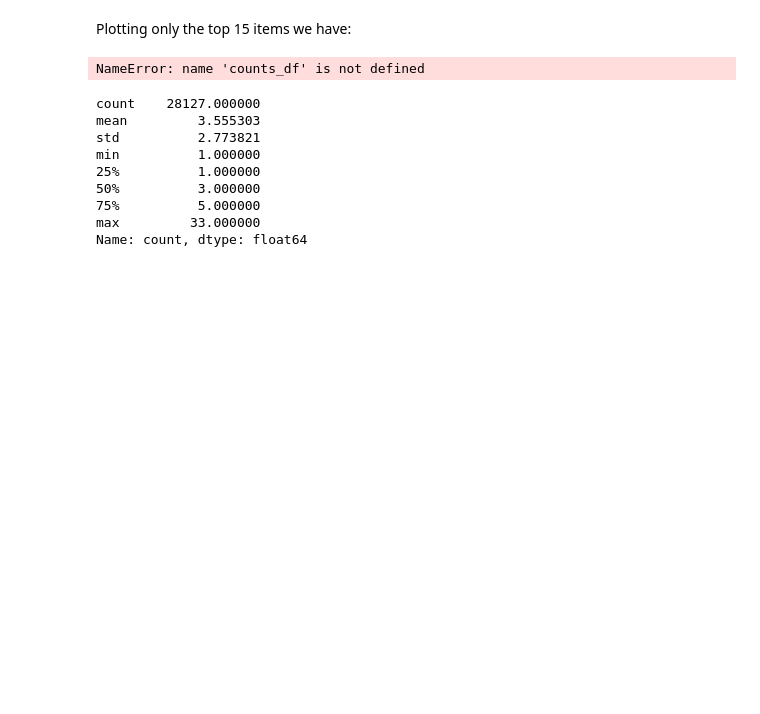
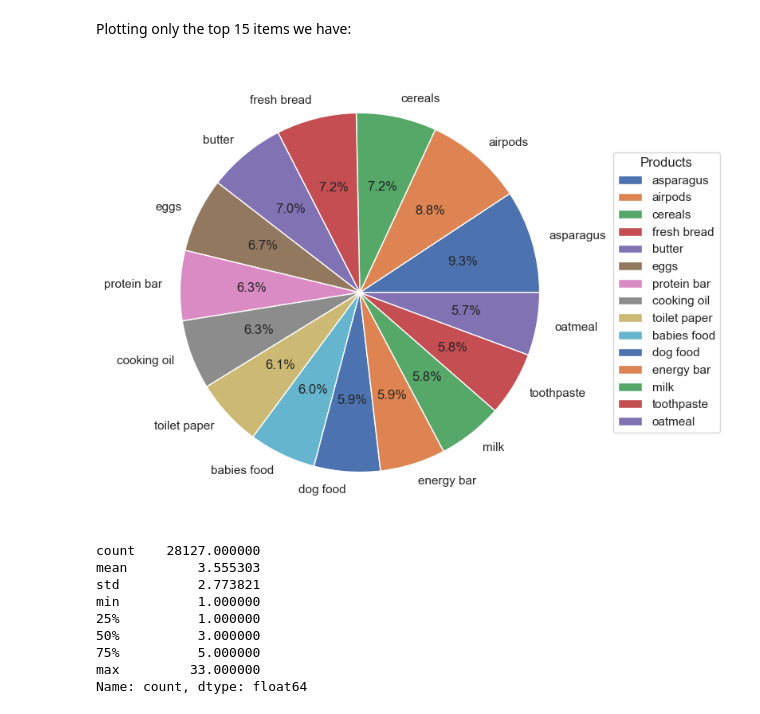
Before and after one commit to tiago2806/ml_project, a Jupyter notebook: notebooks/01_EDA.ipynb, the cells around one changed output. Drawn from its saved outputs; the diff is of its cells as text; code cells hidden in the pictures; blank space fills up the shorter version.

```diff
--- a/notebooks/01_EDA.ipynb
+++ b/notebooks/01_EDA.ipynb
@@ -527,28 +526,27 @@ This is a pie chart that works with a frequencie of every single item on each ba
 Plotting only the top 15 items we have:
 # %%
 top_items = counts_df.nlargest(15, "count")
-top_items.set_index("item").plot.pie(y="count", autopct="%1.1f%%")
 
 ax = top_items.set_index("item").plot.pie(
     y="count",
     autopct="%1.1f%%",
     figsize=(8, 6),
     legend=False
 )
 
 ax.set_ylabel("")
 
 plt.legend(
     top_items["item"],
     title="Products",
     loc="center left",
     bbox_to_anchor=(1.05, 0.5)
 )
 
 plt.tight_layout()
 plt.show()
 # %% [output]
-NameError: name 'counts_df' is not defined
+[figure, added]
 # %%
 basket_eda["customer_id"].value_counts().describe()
 # %% [output]
```
Also changed, not shown: parts of 2 cells of this notebook, 6 other files.
